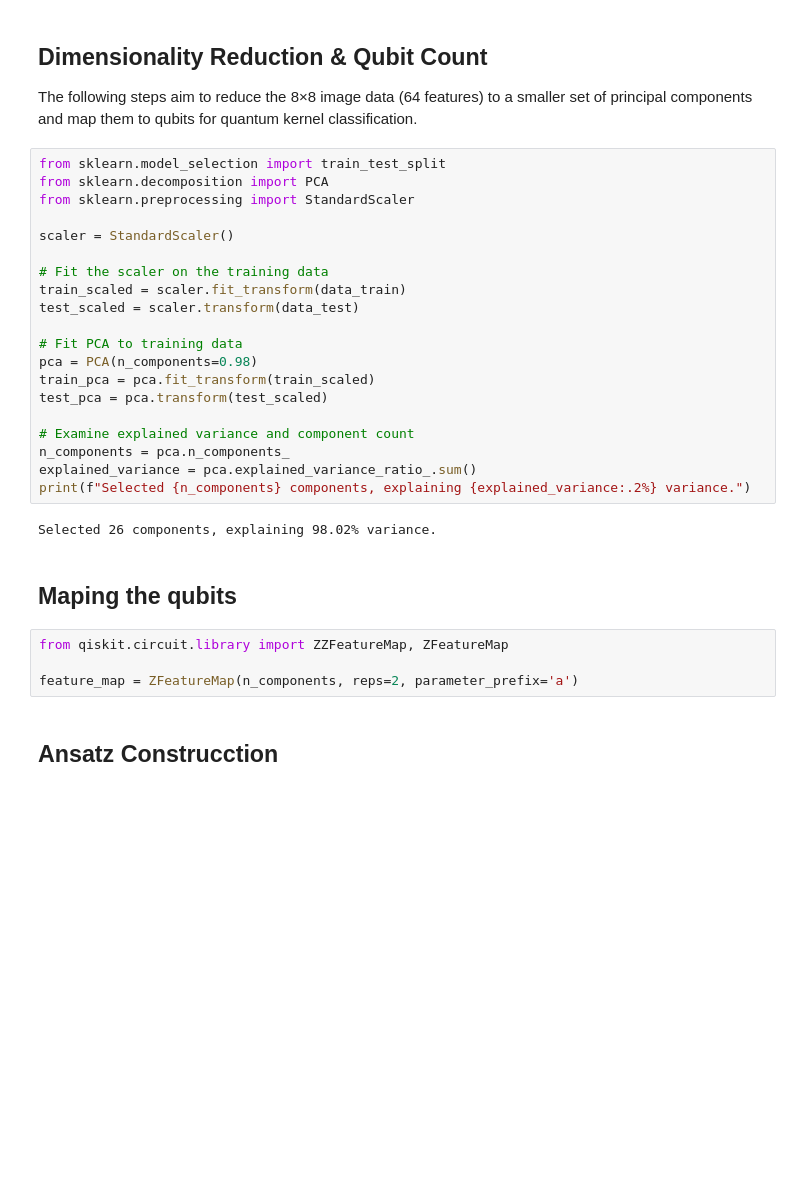
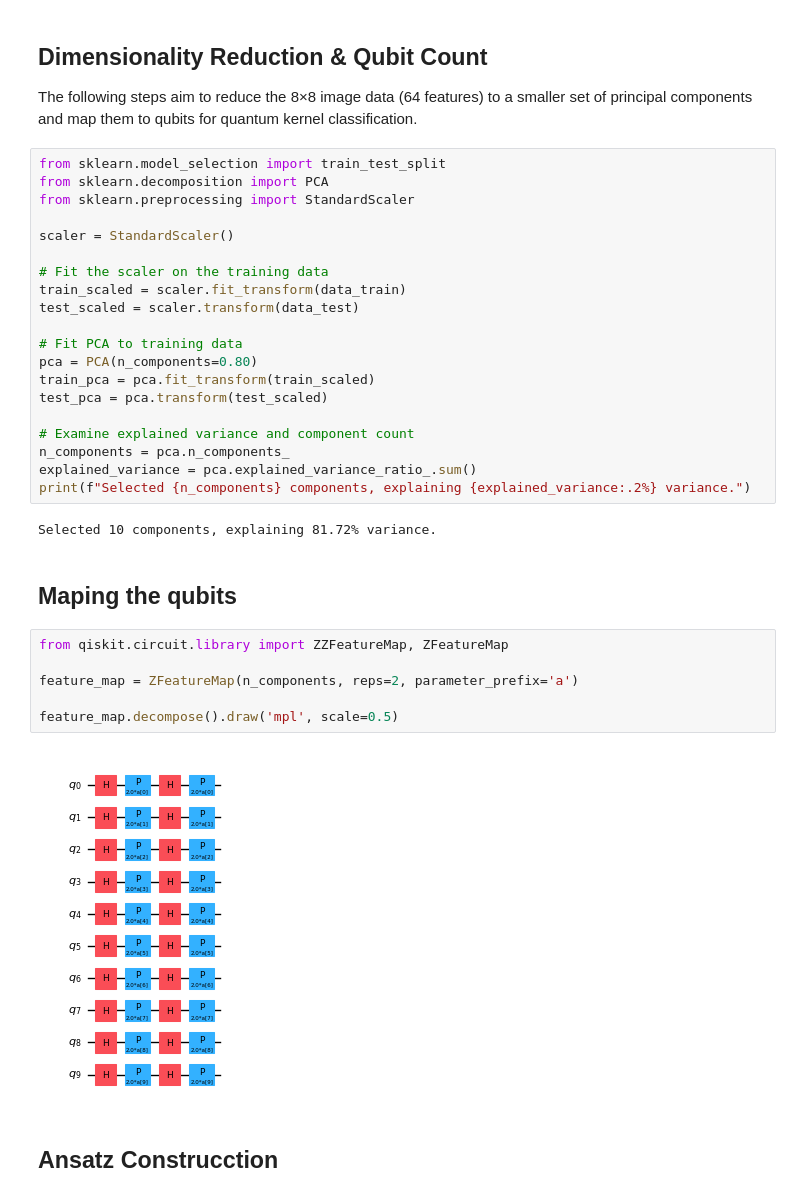
Before and after one commit to alvarezterraz/qiskit-group-project, a Jupyter notebook: VariationalQuantumClassifier.ipynb, the cells around one changed output. Saved outputs shown, nothing was run; the diff lists cells and outputs as text; blank space fills up the shorter version.

```diff
--- a/VariationalQuantumClassifier.ipynb
+++ b/VariationalQuantumClassifier.ipynb
@@ -59,7 +59,7 @@ train_scaled = scaler.fit_transform(data_train)
 test_scaled = scaler.transform(data_test)
 
 # Fit PCA to training data
-pca = PCA(n_components=0.98)
+pca = PCA(n_components=0.80)
 train_pca = pca.fit_transform(train_scaled)
 test_pca = pca.transform(test_scaled)
 
@@ -68,13 +68,17 @@ n_components = pca.n_components_
 explained_variance = pca.explained_variance_ratio_.sum()
 print(f"Selected {n_components} components, explaining {explained_variance:.2%} variance.")
 # %% [output]
-Selected 26 components, explaining 98.02% variance.
+Selected 10 components, explaining 81.72% variance.
 # %% [markdown]
 ## Maping the qubits
 # %%
 from qiskit.circuit.library import ZZFeatureMap, ZFeatureMap
 
 feature_map = ZFeatureMap(n_components, reps=2, parameter_prefix='a')
+
+feature_map.decompose().draw('mpl', scale=0.5)
+# %% [output]
+[figure, added]
 # %% [markdown]
 ## Ansatz Construcction
 # %%
```
Also changed, not shown: parts of 23 cells of this notebook, 3 other files.
